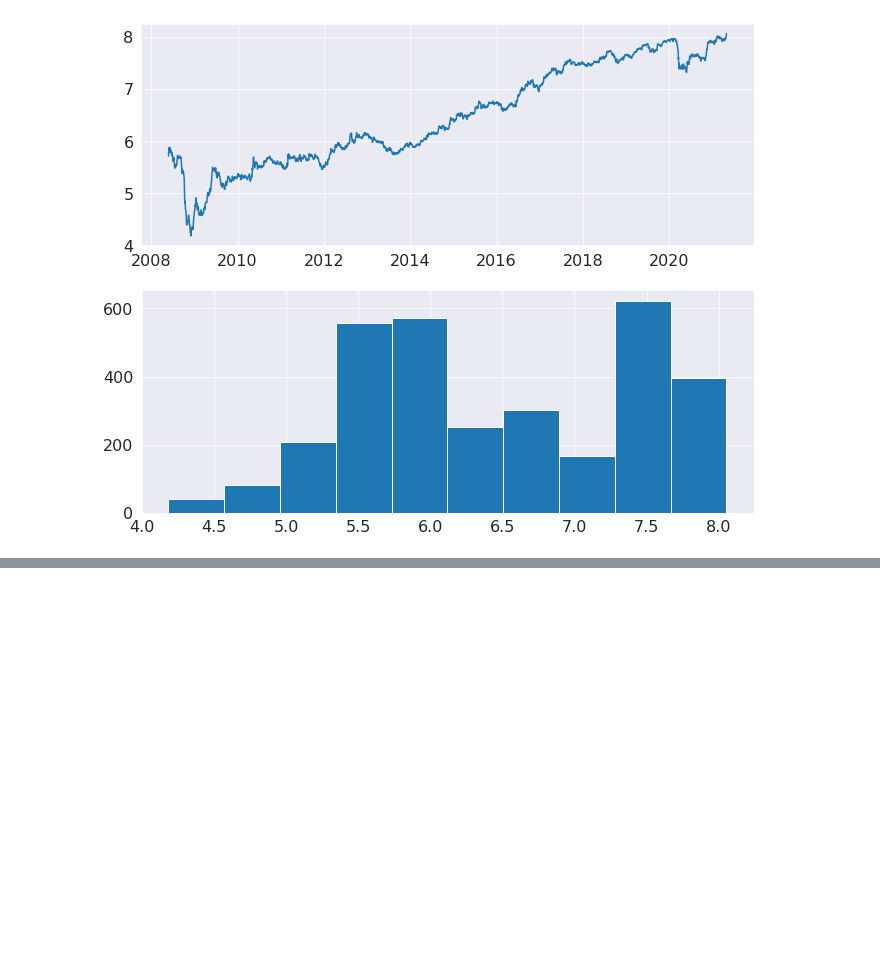
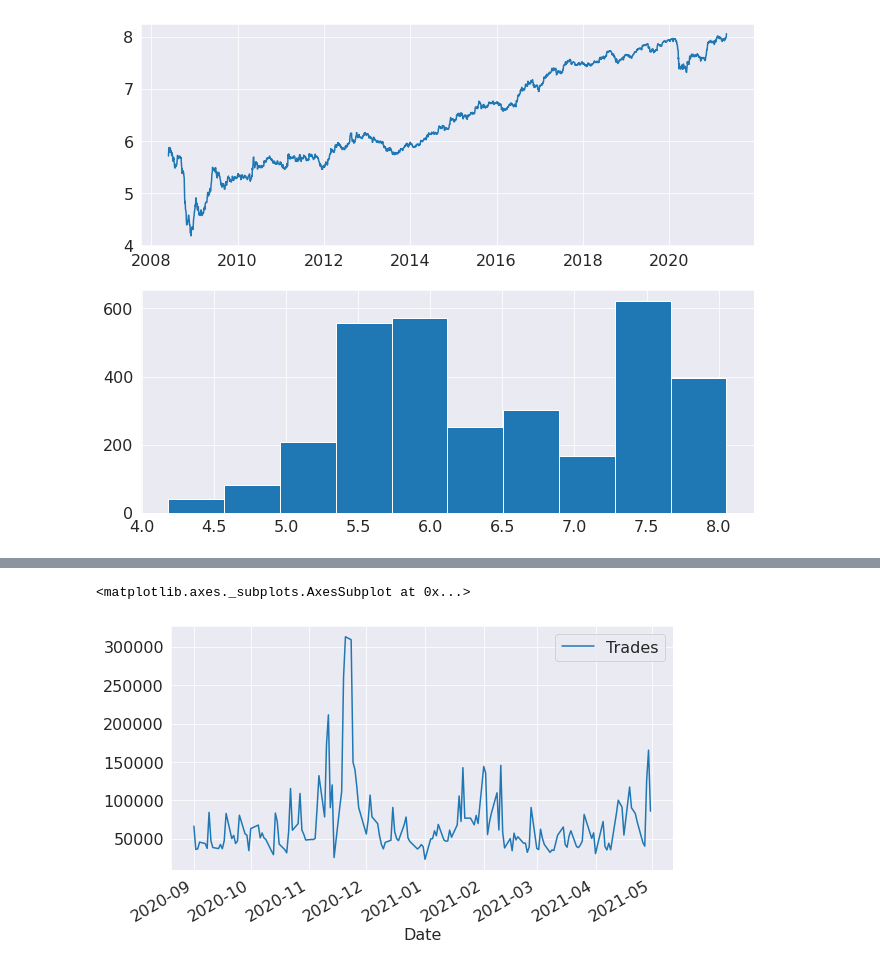
Before and after one commit to manishmawatwal/Stock-Analysis, a Jupyter notebook: Bajaj_Finserv_Stock_Analysis.ipynb, the cells around one changed output, grey strips where cells are left out. Drawn from its saved outputs; the diff is of its cells as text; code cells hidden in the pictures; blank space fills up the shorter version.

```diff
--- a/Bajaj_Finserv_Stock_Analysis.ipynb
+++ b/Bajaj_Finserv_Stock_Analysis.ipynb
@@ -941,0 +805,5 @@ Lambda: -0.031969
+# %%
+X_bajaj.plot()
+# %% [output]
+<matplotlib.axes._subplots.AxesSubplot at 0x...>
+[figure, added]
```
Also changed, not shown: parts of 184 cells of this notebook.
